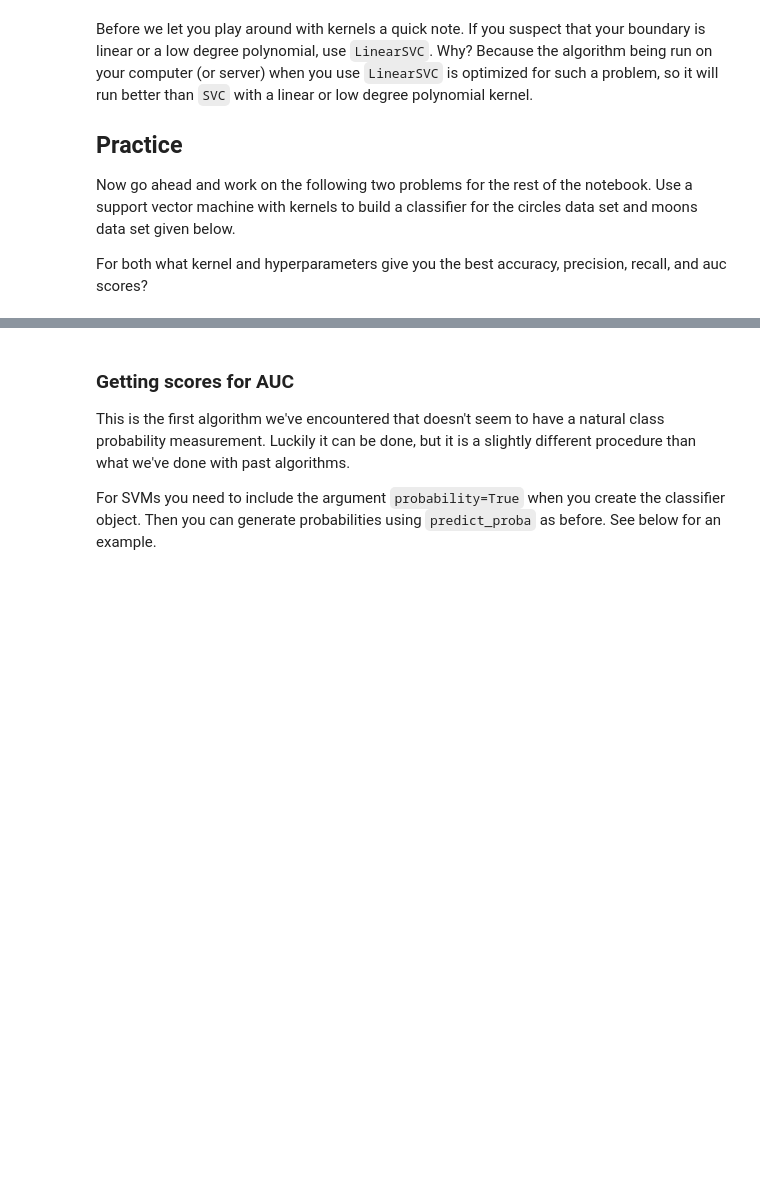
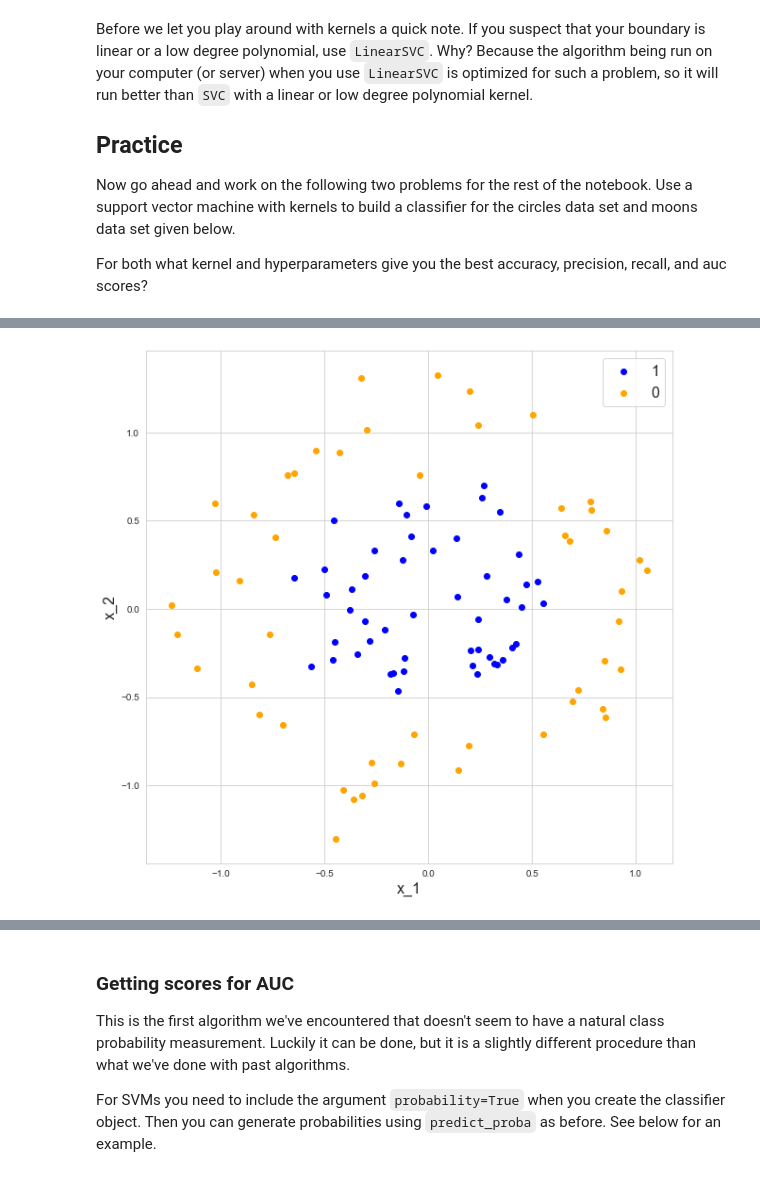
Before and after one commit to yuxinxwang/Code2020Materials, a Jupyter notebook: Lectures/Classification/Notebook 7 - Support Vector Machines.ipynb, the cells around one changed output, grey strips where cells are left out. Saved outputs shown, nothing was run; the diff lists cells and outputs as text; code cells hidden in the pictures; blank space fills up the shorter version.

```diff
--- a/Lectures/Classification/Notebook 7 - Support Vector Machines.ipynb
+++ b/Lectures/Classification/Notebook 7 - Support Vector Machines.ipynb
@@ -576,3 +672,17 @@ plt.show()
+# %%
+# Plot it
+plt.figure(figsize = (10,10))
+
+plt.scatter(X_test[y_test == 1,0],X_test[y_test == 1,1],c = "blue",label="1")
+plt.scatter(X_test[y_test == 0,0],X_test[y_test == 0,1],c = "orange",label="0")
+
+plt.legend(fontsize = 16)
+plt.xlabel("x_1",fontsize = 16)
+plt.ylabel("x_2",fontsize = 16)
+
+plt.show()
+# %% [output]
+[figure, added]
 # %%
 # Moons Data Set
 from sklearn.datasets import make_moons
```
Also changed, not shown: parts of 32 cells of this notebook, 1 other file.
